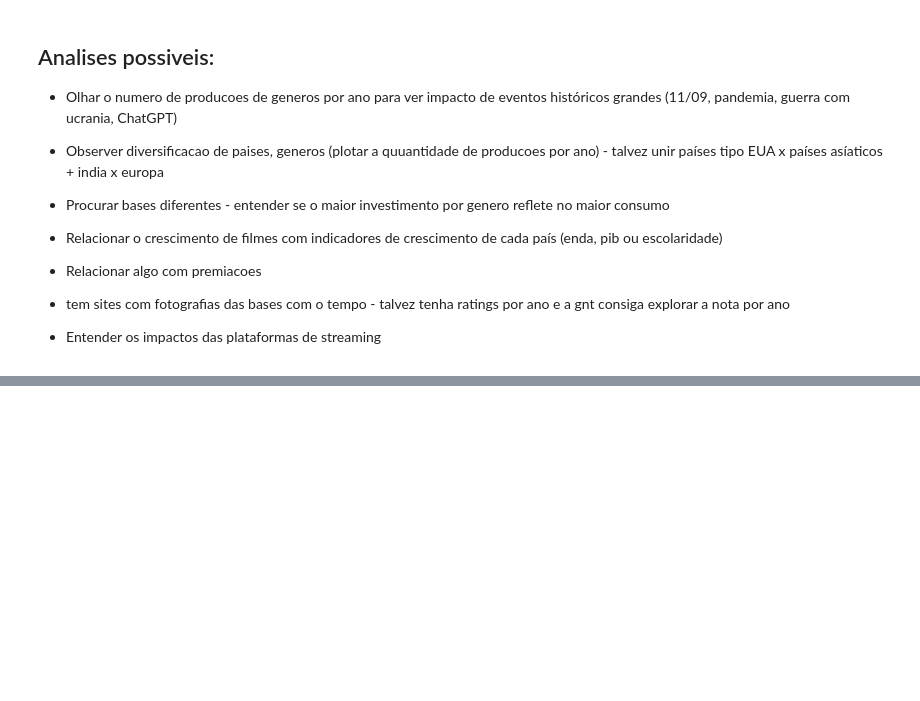
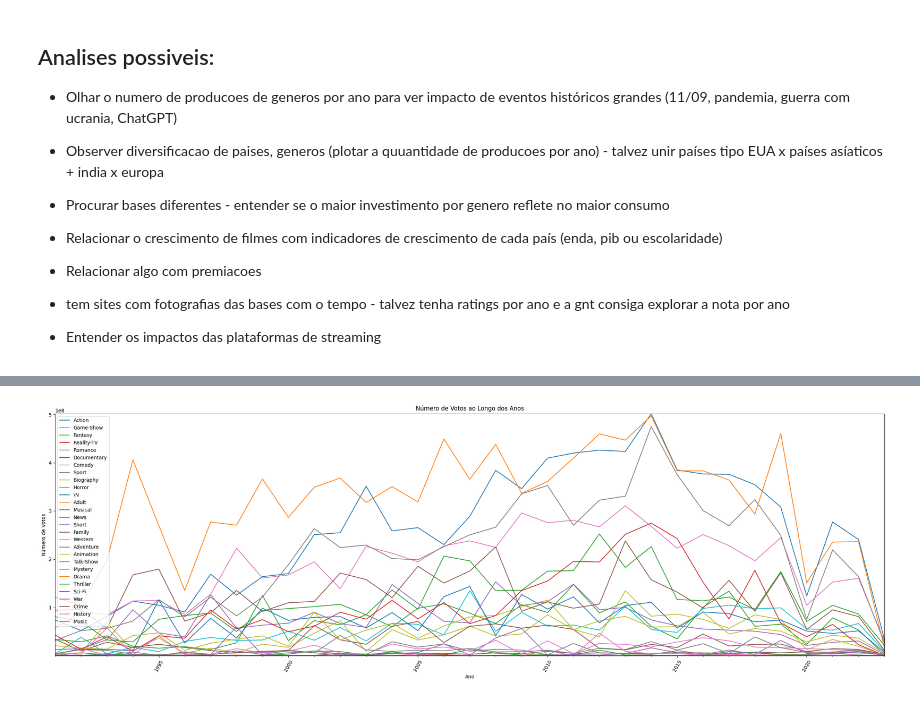
Before and after one commit to MatheusNakai/Projeto_Ciencia_de_Dados, a Jupyter notebook: IMDB_EDA.ipynb, the cells around one changed output, grey strips where cells are left out. Cells and saved outputs as stored; diff of their text form; code cells hidden in the pictures; blank space fills up the shorter version.

```diff
--- a/IMDB_EDA.ipynb
+++ b/IMDB_EDA.ipynb
@@ -235,0 +230,31 @@ time: 18.9 s (started: 2023-06-03 21:52:37 +00:00)
+# %%
+
+# Extrair os gêneros únicos
+unique_genres = set(ten['genres'].str.split(',').explode())
+# Criar uma figura vazia
+fig, ax = plt.pyplot.subplots(figsize=(24,8))
+
+# Para cada gênero, criar uma linha separada no gráfico
+ymin = math.inf
+ymax = 0
+for genre in unique_genres:
+    genre_df = ten[ten['genres'] == genre]
+    genre_df.groupby('startYear_date')['numVotes'].sum().plot(ax=ax, label=genre)
+    genre_df.groupby('startYear_date').size()
+    ymin = ten[ten['genres'] == genre].groupby('startYear_date')['numVotes'].sum().min() if ten[ten['genres'] == genre].groupby('startYear_date')['numVotes'].sum().min() < ymin else ymin
+    ymax = ten[ten['genres'] == genre].groupby('startYear_date')['numVotes'].sum().max() if ten[ten['genres'] == genre].groupby('startYear_date')['numVotes'].sum().max() > ymax else ymax
+
+# Configurar os rótulos do gráfico
+ax.set_xlabel('Ano')
+ax.set_ylabel('Número de Votos')
+ax.set_title('Número de Votos ao Longo dos Anos')
+plt.pyplot.xticks(rotation=60)
+ax.set_ylim([ymin, ymax])
+
+ax.legend()
+
+# Exibir o gráfico
+plt.pyplot.tight_layout()
+plt.pyplot.show()
+# %% [output]
+[figure, added]
```
Also changed, not shown: parts of 22 cells of this notebook.
